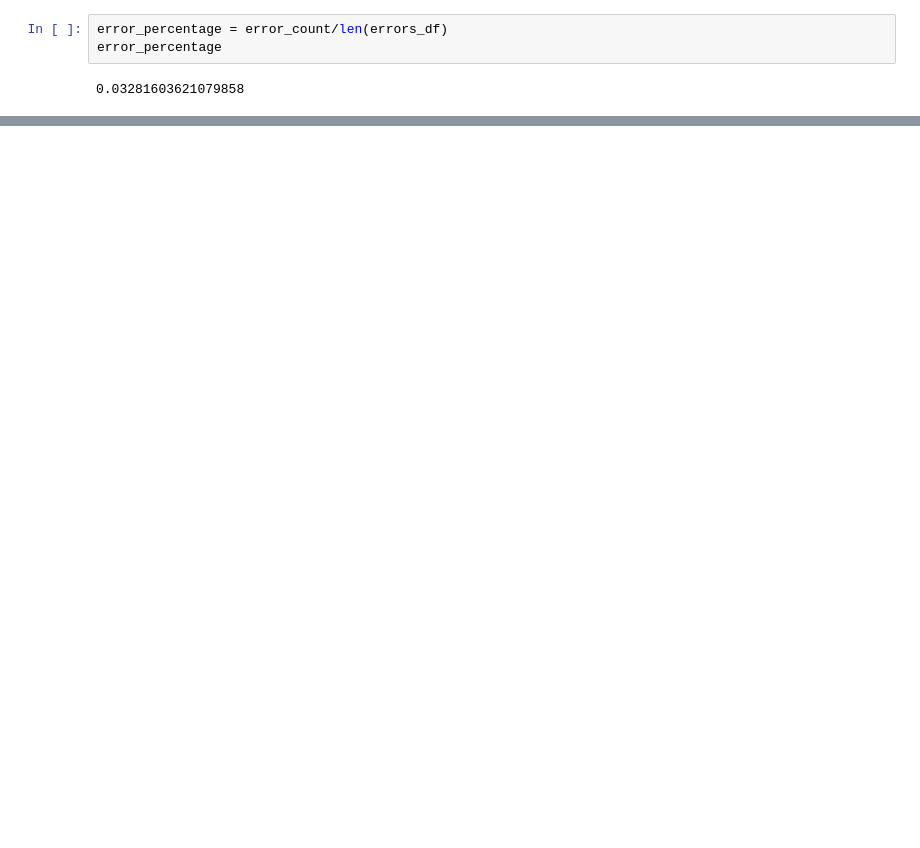
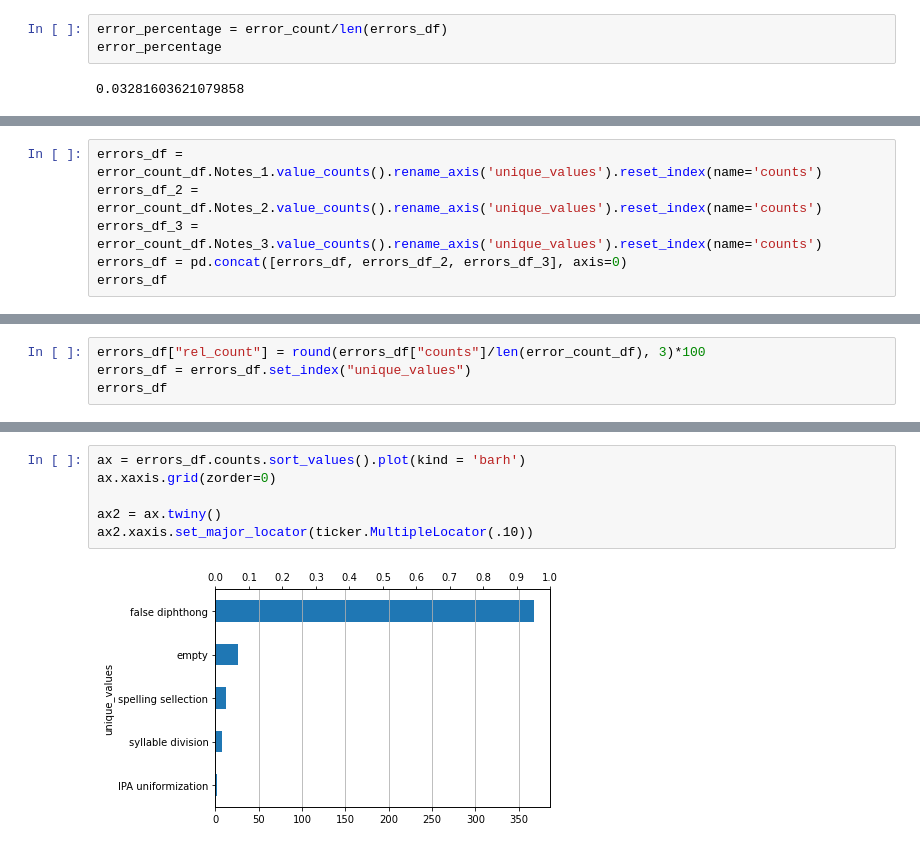
Before and after one commit to Portophon/Exploring-PtLanka, a Jupyter notebook: Wikcionário IPA errors.ipynb, the cells around one changed output, grey strips where cells are left out. Cells and saved outputs as stored; diff of their text form; blank space fills up the shorter version.

```diff
--- a/Wikcionário IPA errors.ipynb
+++ b/Wikcionário IPA errors.ipynb
@@ -81,0 +76,6 @@ Name: Notes_3, dtype: float64
+# %%
+errors_df = error_count_df.Notes_1.value_counts().rename_axis('unique_values').reset_index(name='counts')
+errors_df_2 = error_count_df.Notes_2.value_counts().rename_axis('unique_values').reset_index(name='counts')
+errors_df_3 = error_count_df.Notes_3.value_counts().rename_axis('unique_values').reset_index(name='counts')
+errors_df = pd.concat([errors_df, errors_df_2, errors_df_3], axis=0)
+errors_df
@@ -81,0 +89,4 @@ Name: Notes_3, dtype: float64
+# %%
+errors_df["rel_count"] = round(errors_df["counts"]/len(error_count_df), 3)*100
+errors_df = errors_df.set_index("unique_values")
+errors_df
@@ -81,0 +101,8 @@ Name: Notes_3, dtype: float64
+# %%
+ax = errors_df.counts.sort_values().plot(kind = 'barh')
+ax.xaxis.grid(zorder=0)
+
+ax2 = ax.twiny()
+ax2.xaxis.set_major_locator(ticker.MultipleLocator(.10))
+# %% [output]
+[figure, added]
```
Also changed, not shown: parts of 14 cells of this notebook.
